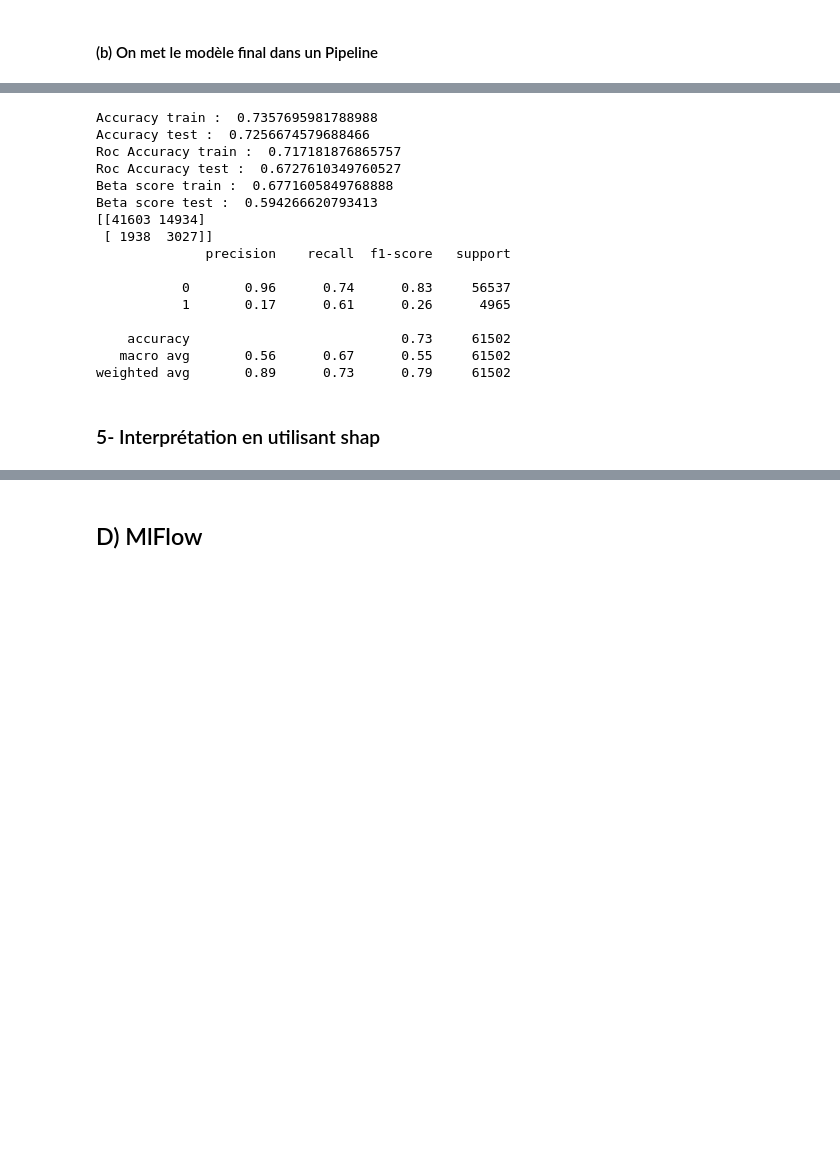
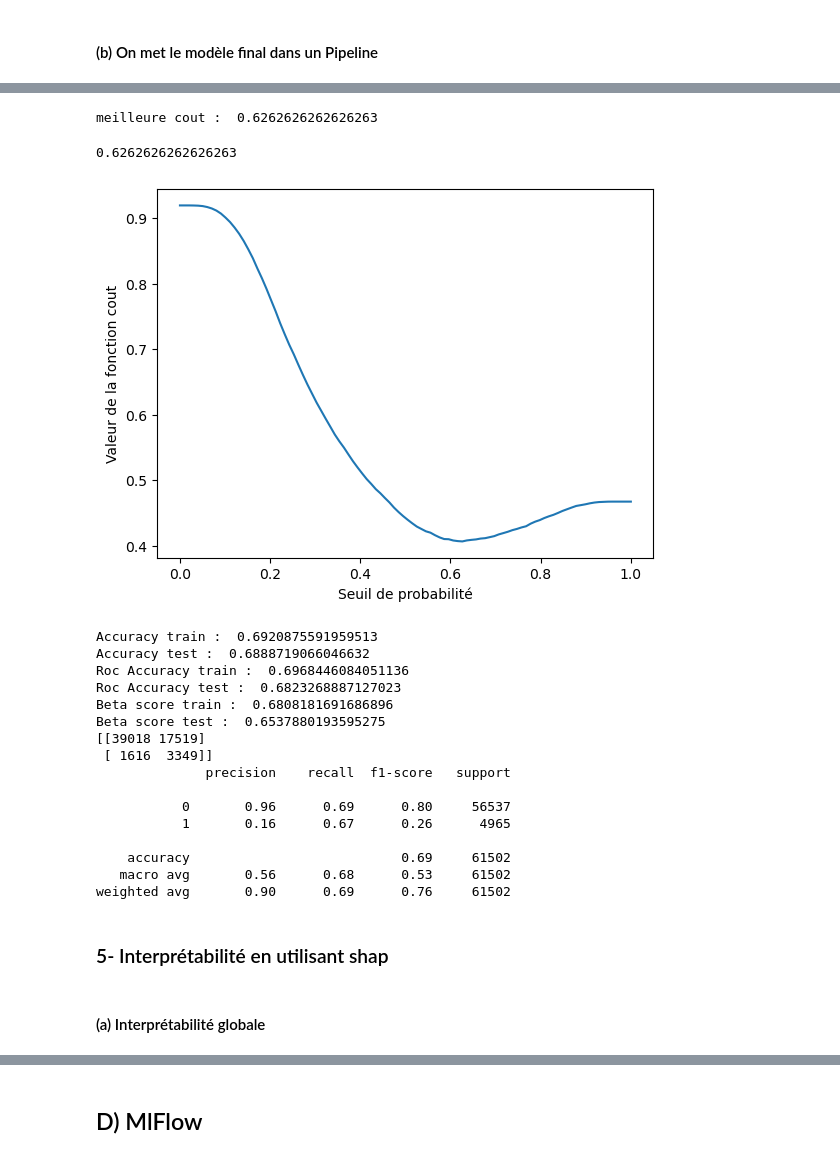
Before and after one commit to salma2302/Projet7_OC, a Jupyter notebook: CHAFAI_SALMA_2_dossier_code_112022/code_modelisation.ipynb, the cells around one changed output, grey strips where cells are left out. Cells and saved outputs as stored; diff of their text form; code cells hidden in the pictures; blank space fills up the shorter version.

Commit message:
Modification de la fonction seuil

```diff
--- a/CHAFAI_SALMA_2_dossier_code_112022/code_modelisation.ipynb
+++ b/CHAFAI_SALMA_2_dossier_code_112022/code_modelisation.ipynb
@@ -585,3 +582,22 @@ def pred_seuil(model, X_test, y_test) :
+# %%
+def affichage_seuil(model, X_test, y_test):
+    list_seuils = np.linspace(start=0, stop=1, num=100)
+    couts_seuils = []
+
+    for seuil in list_seuils :
+        y_proba = model.predict_proba(X_test)[:,1]
+        y_pred = (y_proba >= seuil).astype(int)
+        couts_seuils.append(fct_cout(y_test, y_pred))
+
+    # Plot
+    plt.plot(list_seuils, couts_seuils)
+    plt.xlabel("Seuil de probabilité")
+    plt.ylabel("Valeur de la fonction cout")
+
+    idx_best = couts_seuils.index(min(couts_seuils))
+    meilleure_seuil = list_seuils[idx_best]
+    print("meilleure cout : ", meilleure_seuil)
+    return meilleure_seuil
 # %%
 def evaluation_model_final(model, X_train, y_train, X_test, y_test):
 
@@ -617,7 +636,7 @@ def evaluation_model_final(model, X_train, y_train, X_test, y_test):
 # %% [markdown]
 #### (b) On met le modèle final dans un Pipeline
 # %%
-model_f = best_rf
+model_f = best_lgb
 # %%
 smt = SMOTE(random_state=42)
 scaler = StandardScaler()
@@ -642,22 +661,29 @@ prediction :  [0 0 0 ... 0 0 0]
+# %%
+seuil = affichage_seuil(pipeline, X_test, y_test)
+seuil
+# %% [output]
+meilleure cout :  0.6262626262626263
+0.6262626262626263
+[figure, added]
 # %%
 evaluation_model_final(pipeline,X_train, y_train, X_test,y_test)
 # %% [output]
-Accuracy train :  0.7357695981788988
-Accuracy test :  0.7256674579688466
-Roc Accuracy train :  0.717181876865757
-Roc Accuracy test :  0.6727610349760527
-Beta score train :  0.6771605849768888
-Beta score test :  0.594266620793413
-[[41603 14934]
- [ 1938  3027]]
+Accuracy train :  0.6920875591959513
+Accuracy test :  0.6888719066046632
+Roc Accuracy train :  0.6968446084051136
+Roc Accuracy test :  0.6823268887127023
+Beta score train :  0.6808181691686896
+Beta score test :  0.6537880193595275
+[[39018 17519]
+ [ 1616  3349]]
               precision    recall  f1-score   support
 
-           0       0.96      0.74      0.83     56537
-           1       0.17      0.61      0.26      4965
+           0       0.96      0.69      0.80     56537
+           1       0.16      0.67      0.26      4965
 
-    accuracy                           0.73     61502
-   macro avg       0.56      0.67      0.55     61502
-weighted avg       0.89      0.73      0.79     61502
+    accuracy                           0.69     61502
+   macro avg       0.56      0.68      0.53     61502
+weighted avg       0.90      0.69      0.76     61502
 # %%
 # Enregistrer le model logistic regression
 #pickle.dump(pipeline_lgb, open('model_credit_rl.pkl', 'wb'))
@@ -665,3 +691,5 @@ pickle.dump(pipeline, open('model_credit_rf.pkl', 'wb'))
 # %% [markdown]
-### 5- Interprétation en utilisant shap
+### 5- Interprétabilité en utilisant shap
+# %% [markdown]
+#### (a) Interprétabilité globale
 # %%
```
Also changed, not shown: parts of 35 cells of this notebook, 13 other files.
